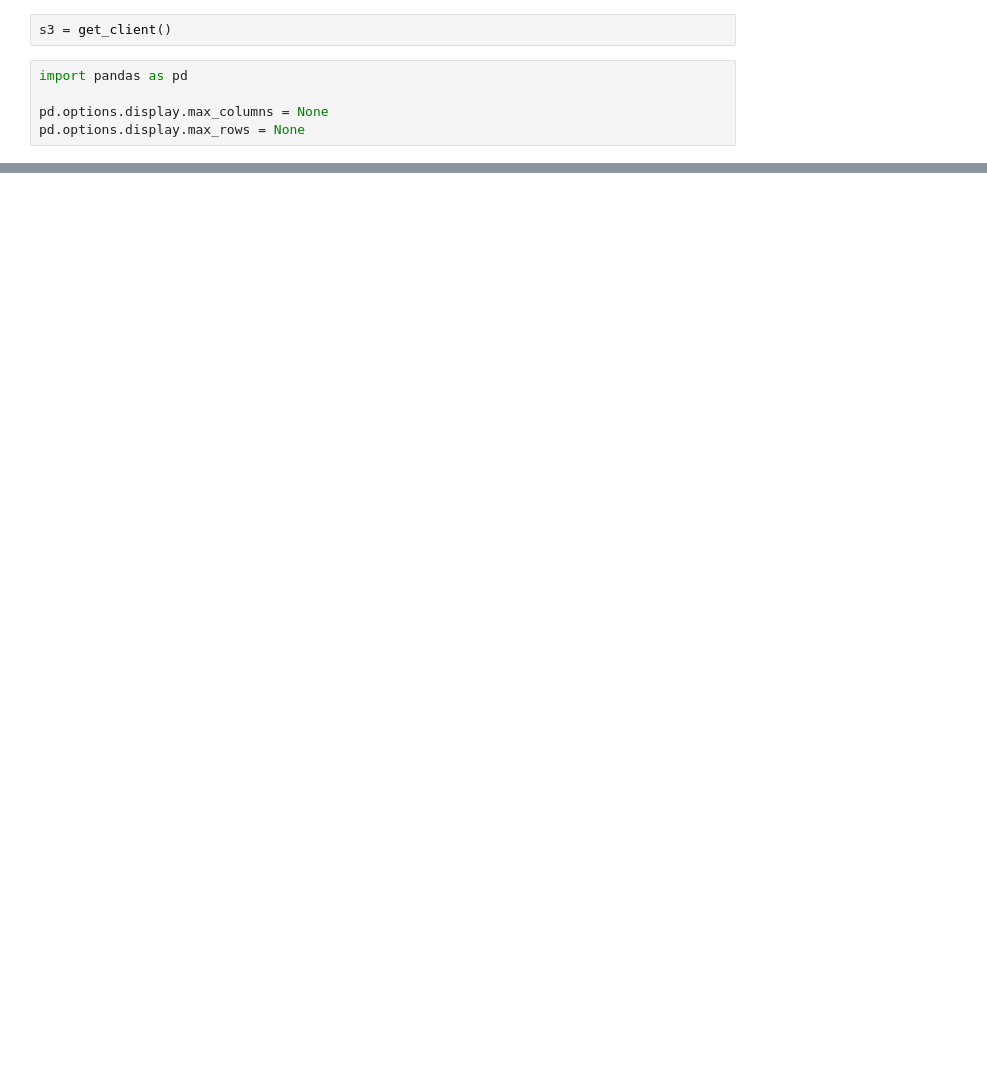
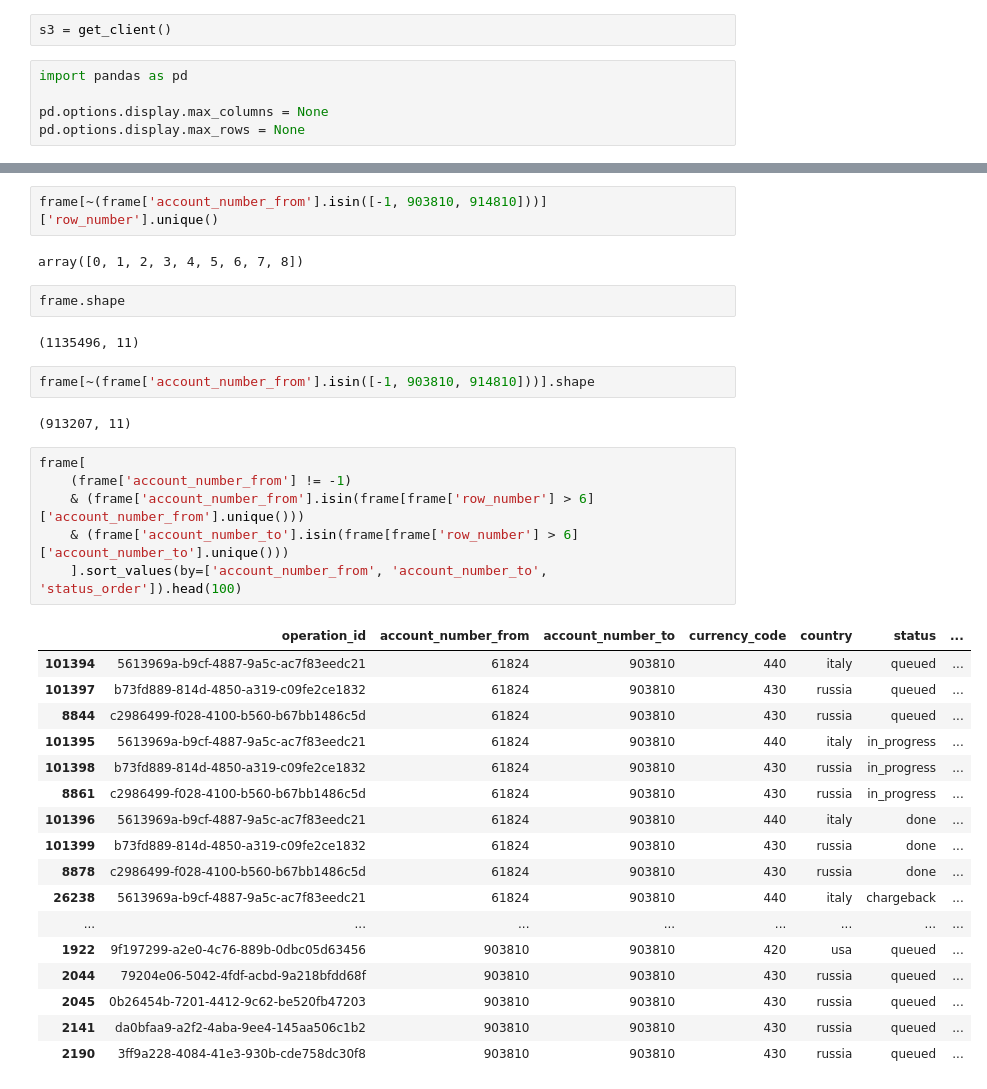
Before and after one commit to leonidee/de-project-final-repo, a Jupyter notebook: notebook.ipynb, the cells around one changed output, grey strips where cells are left out. Saved outputs shown, nothing was run; the diff lists cells and outputs as text; blank space fills up the shorter version.

```diff
--- a/notebook.ipynb
+++ b/notebook.ipynb
@@ -40,0 +143,36 @@ df.head()
+# %%
+frame[~(frame['account_number_from'].isin([-1, 903810, 914810]))]['row_number'].unique()
+# %% [output]
+array([0, 1, 2, 3, 4, 5, 6, 7, 8])
+# %%
+frame.shape
+# %% [output]
+(1135496, 11)
+# %%
+frame[~(frame['account_number_from'].isin([-1, 903810, 914810]))].shape
+# %% [output]
+(913207, 11)
+# %%
+frame[
+    (frame['account_number_from'] != -1)
+    & (frame['account_number_from'].isin(frame[frame['row_number'] > 6]['account_number_from'].unique()))
+    & (frame['account_number_to'].isin(frame[frame['row_number'] > 6]['account_number_to'].unique()))
+    ].sort_values(by=['account_number_from', 'account_number_to', 'status_order']).head(100)
+# %% [output]
+|  | operation_id | account_number_from | account_number_to | currency_code | country | status | ... |
+| 101394 | 5613969a-b9cf-4887-9a5c-ac7f83eedc21 | 61824 | 903810 | 440 | italy | queued | ... |
+| 101397 | b73fd889-814d-4850-a319-c09fe2ce1832 | 61824 | 903810 | 430 | russia | queued | ... |
+| 8844 | c2986499-f028-4100-b560-b67bb1486c5d | 61824 | 903810 | 430 | russia | queued | ... |
+| 101395 | 5613969a-b9cf-4887-9a5c-ac7f83eedc21 | 61824 | 903810 | 440 | italy | in_progress | ... |
+| 101398 | b73fd889-814d-4850-a319-c09fe2ce1832 | 61824 | 903810 | 430 | russia | in_progress | ... |
+| 8861 | c2986499-f028-4100-b560-b67bb1486c5d | 61824 | 903810 | 430 | russia | in_progress | ... |
+| 101396 | 5613969a-b9cf-4887-9a5c-ac7f83eedc21 | 61824 | 903810 | 440 | italy | done | ... |
+| 101399 | b73fd889-814d-4850-a319-c09fe2ce1832 | 61824 | 903810 | 430 | russia | done | ... |
+| 8878 | c2986499-f028-4100-b560-b67bb1486c5d | 61824 | 903810 | 430 | russia | done | ... |
+| 26238 | 5613969a-b9cf-4887-9a5c-ac7f83eedc21 | 61824 | 903810 | 440 | italy | chargeback | ... |
+| ... | ... | ... | ... | ... | ... | ... | ... |
+| 1922 | 9f197299-a2e0-4c76-889b-0dbc05d63456 | 903810 | 903810 | 420 | usa | queued | ... |
+| 2044 | 79204e06-5042-4fdf-acbd-9a218bfdd68f | 903810 | 903810 | 430 | russia | queued | ... |
+| 2045 | 0b26454b-7201-4412-9c62-be520fb47203 | 903810 | 903810 | 430 | russia | queued | ... |
+| 2141 | da0bfaa9-a2f2-4aba-9ee4-145aa506c1b2 | 903810 | 903810 | 430 | russia | queued | ... |
+| 2190 | 3ff9a228-4084-41e3-930b-cde758dc30f8 | 903810 | 903810 | 430 | russia | queued | ... |
```
Also changed, not shown: parts of 27 cells of this notebook, 14 other files.
